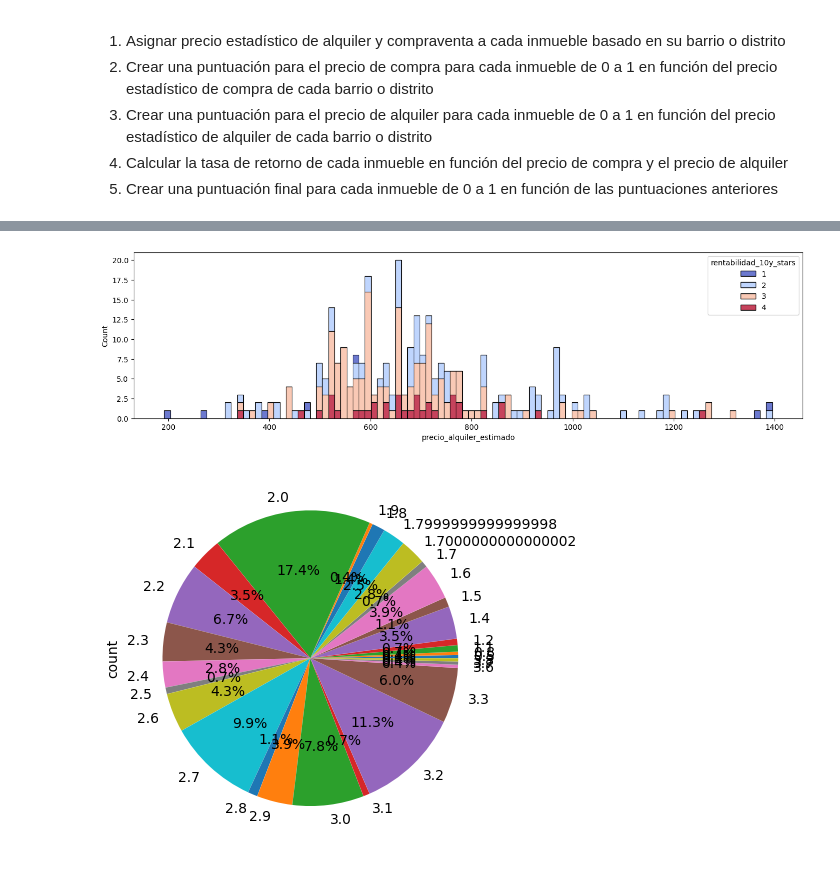
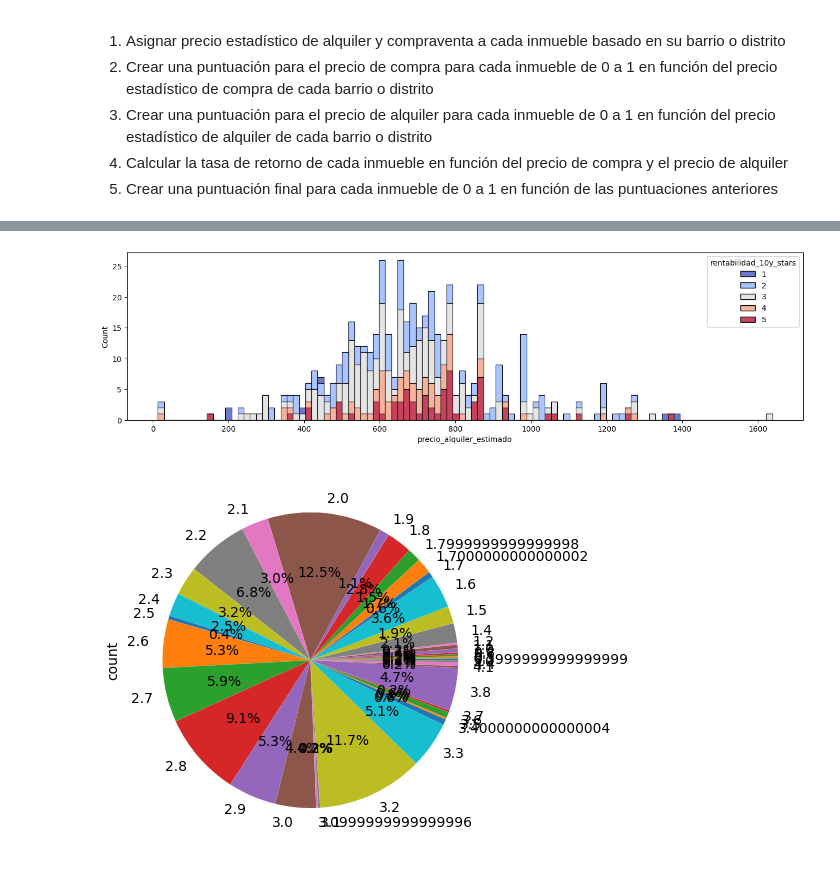
Before and after one commit to germanztz/realadvisor, a Jupyter notebook: realadvisor_03_pisos.ipynb, the cells around one changed output, grey strips where cells are left out. Cells and saved outputs as stored; diff of their text form; code cells hidden in the pictures.

```diff
--- a/realadvisor_03_pisos.ipynb
+++ b/realadvisor_03_pisos.ipynb
@@ -22,11 +22,11 @@ import seaborn as sns # type: ignore
 import warnings
 warnings.filterwarnings('ignore')
 
-pisos = pd.read_csv('datasets/idealista_datafile.csv')
+pisos = pd.read_csv('datasets/realties.csv')
 indicadores = pd.read_csv('datasets/gen_indicadores.csv')
 
 # convertir los campos price y price_old a enteros, interpretando el punto como separador de miles
-pisos[['price','price_old']] = (pisos[['price','price_old']].fillna(0)).astype(int).replace(0, np.nan)
+pisos[['price','price_old','rooms','surface']] = (pisos[['price','price_old','rooms','surface']].fillna(-1)).astype(int).replace(-1, np.nan)
 
 
 display(pisos.info())
@@ -75,8 +77,6 @@ from src.report.realty_report import RealtyReport
 pisos['town'] = pisos['town'].map(RealtyReport.get_town)
 pisos['description'] = pisos['description'].map(RealtyReport.clean_description)
 pisos[['type_v','address', 'description']] = pisos[['type_v','address', 'description']].applymap(RealtyReport.estandarizar)
-pisos['n_hab'] = pisos['info'].map(lambda x: RealtyReport.find_min_int(x, RealtyReport.RX_HAB)).astype('Int64')
-pisos['sup_m2'] = pisos['info'].map(lambda x: RealtyReport.find_min_int(x, RealtyReport.RX_M2)).astype('Int64')
 
 pisos
 # %% [output]
@@ -178,7 +178,7 @@ None
 informe = pd.merge(pisos, indicadores, left_on='barrio', right_on='nombre', how='left')
 
 # calcular el precio por metro cuadrado
-informe['precio_m2'] = informe.apply(lambda row: RealtyReport.get_price_m2(row['price'], row['sup_m2']), axis=1)
+informe['precio_m2'] = informe.apply(lambda row: RealtyReport.get_price_m2(row['price'], row['surface']), axis=1)
 
 # calcular la desviación de precio_m2 sobre precio_venta_1y (medio del último año)
 informe['precio_desv_media'] = informe.apply(lambda row: RealtyReport.get_price_desv_media(row['precio_m2'], row['precio_venta_1y']), axis=1)
@@ -194,7 +194,7 @@ plt.show()
 
 
 # [(informe['precio_venta_stars'].fillna(0) > 2) & (informe['precio_venta_stars'].fillna(0) < 3)]
-informe[['price', 'sup_m2', 'precio_m2', 'precio_venta_1y','precio_desv_media', 'precio_venta_stars']].sort_values(by='precio_desv_media', ascending=False)
+informe[['price', 'surface', 'precio_m2', 'precio_venta_1y','precio_desv_media', 'precio_venta_stars']].sort_values(by='precio_desv_media', ascending=False)
 
 informe['precio_venta_stars'].value_counts().plot(kind='pie', autopct='%1.1f%%')
 plt.show()
@@ -204,17 +204,17 @@ plt.show()
 # %%
 # display(informe.info())
 
-informe['precio_alquiler_estimado'] = informe.apply(lambda row: RealtyReport.get_price_alquiler_estimado(row['precio_alquiler_1y'], row['sup_m2']), axis=1)
-informe['precio_venta_estimado'] = informe.apply(lambda row: RealtyReport.get_price_venta_estimado(row['precio_venta_1y'], row['sup_m2']), axis=1)
+informe['precio_alquiler_estimado'] = informe.apply(lambda row: RealtyReport.get_price_alquiler_estimado(row['precio_alquiler_1y'], row['surface']), axis=1)
+informe['precio_venta_estimado'] = informe.apply(lambda row: RealtyReport.get_price_venta_estimado(row['precio_venta_1y'], row['surface']), axis=1)
 
 plt.figure(figsize=(16,4))
-sns.histplot(data=informe[informe['sup_m2'] <150], x='precio_alquiler_estimado', bins=100, palette='coolwarm', hue='rentabilidad_10y_stars' , multiple='stack')
+sns.histplot(data=informe[informe['surface'] <150], x='precio_alquiler_estimado', bins=100, palette='coolwarm', hue='rentabilidad_10y_stars' , multiple='stack')
 plt.show()
 
 
-# display(informe[informe['sup_m2'] >150].sort_values(by='sup_m2', ascending=False))
+# display(informe[informe['surface'] >150].sort_values(by='surface', ascending=False))
 # %% [output]
-[figure, old version]
+[figure, new version]
 # %%
 # weights = {
 #     'precio_venta_stars': 0.6,        # Precio competitivo es el factor más importante
@@ -239,7 +239,7 @@ informe['global_score_stars'] = informe.apply(lambda row: RealtyReport.get_globa
 informe['global_score_stars'].value_counts().sort_index().plot(kind='pie', autopct='%1.1f%%')
 plt.show()
 # %% [output]
-[figure, old version]
+[figure, new version]
 # %% [markdown]
 | Column                          | Dtype     | Descripción                                        |
 |---------------------------------|-----------|---------------------------------------------------|
```
Also changed, not shown: parts of 10 cells of this notebook, 13 other files.
